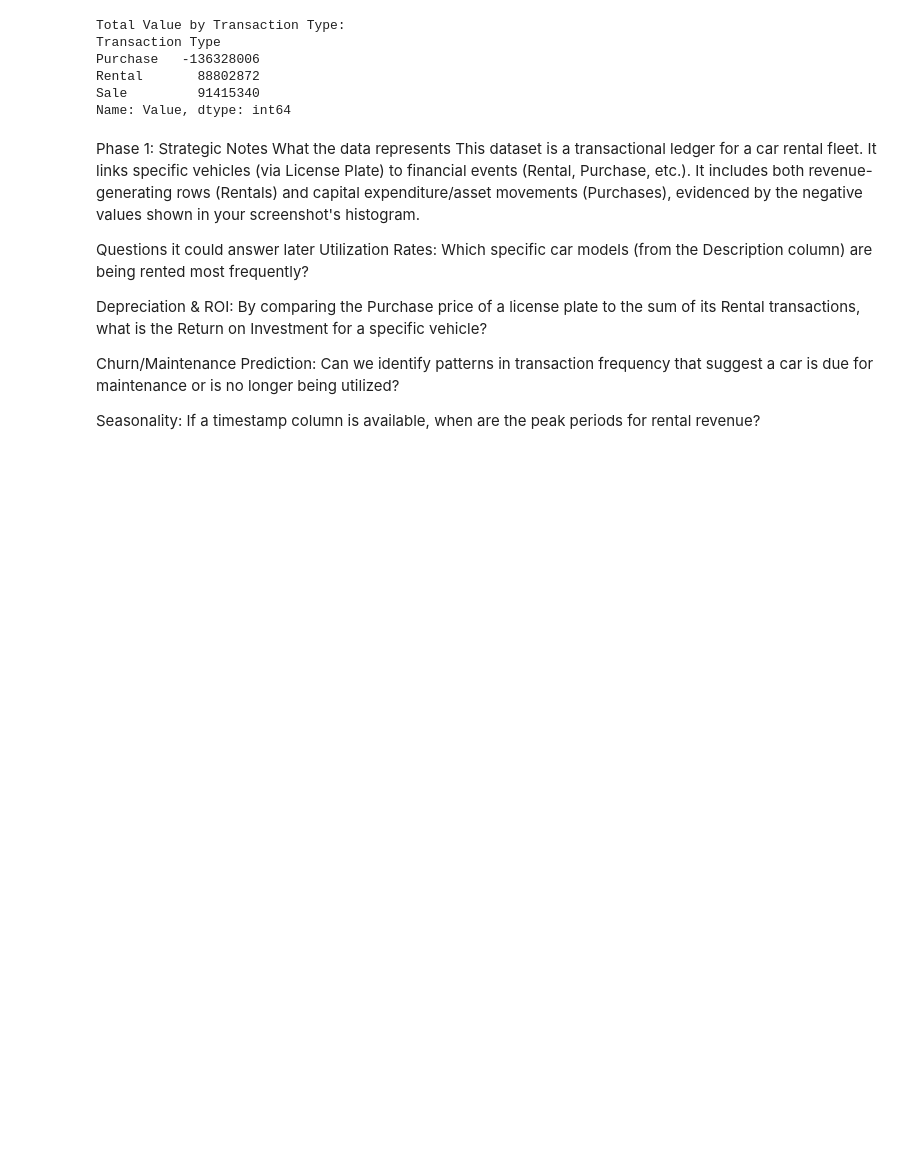
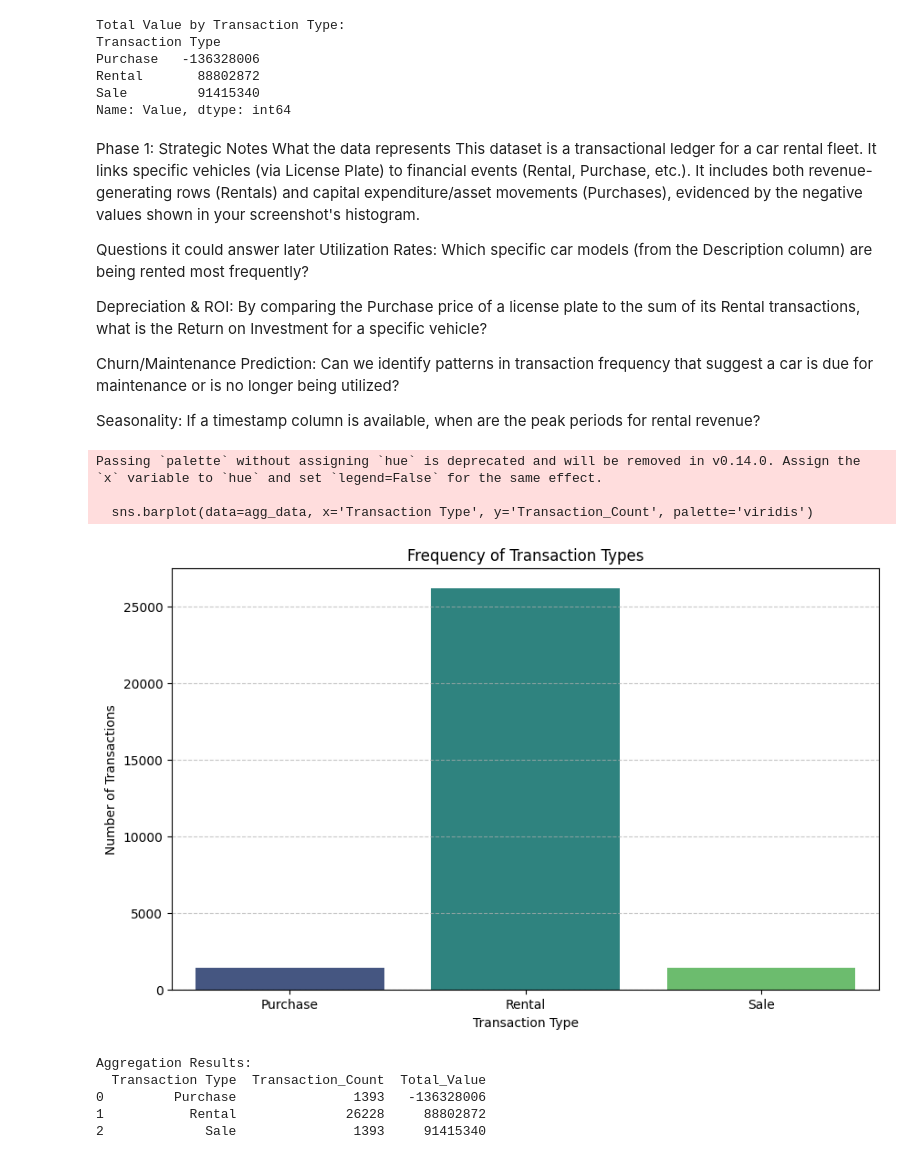
Before and after one commit to Much1r1/AI-Engineer-Roadmap, a Jupyter notebook: Data_Handling.ipynb, the cells around one changed output. Drawn from its saved outputs; the diff is of its cells as text; code cells hidden in the pictures; blank space fills up the shorter version.

```diff
--- a/Data_Handling.ipynb
+++ b/Data_Handling.ipynb
@@ -66,3 +66,44 @@ Depreciation & ROI: By comparing the Purchase price of a license plate to the su
 Churn/Maintenance Prediction: Can we identify patterns in transaction frequency that suggest a car is due for maintenance or is no longer being utilized?
 
 Seasonality: If a timestamp column is available, when are the peak periods for rental revenue?
+# %%
+import pandas as pd
+import matplotlib.pyplot as plt
+import seaborn as sns
+
+# 1. Load the data
+# Make sure you've uploaded the file to the 'Files' tab in Colab!
+df = pd.read_csv('Vehicle_Rental_Company_Financial_Transactions.csv.zip')
+
+# 2. Basic Cleaning
+# Convert 'Value' to numeric (handling potential formatting issues)
+df['Value'] = pd.to_numeric(df['Value'], errors='coerce')
+df_cleaned = df.dropna(subset=['Value', 'Transaction Type'])
+
+# 3. Aggregation: Volume vs. Value
+# We count how many transactions happen vs. the total money moved
+agg_data = df_cleaned.groupby('Transaction Type').agg(
+    Transaction_Count=('Value', 'count'),
+    Total_Value=('Value', 'sum')
+).reset_index()
+
+# 4. Visualization
+plt.figure(figsize=(10, 6))
+sns.barplot(data=agg_data, x='Transaction Type', y='Transaction_Count', palette='viridis')
+plt.title('Frequency of Transaction Types')
+plt.ylabel('Number of Transactions')
+plt.grid(axis='y', linestyle='--', alpha=0.7)
+plt.show()
+
+print("Aggregation Results:")
+print(agg_data)
+# %% [output]
+Passing `palette` without assigning `hue` is deprecated and will be removed in v0.14.0. Assign the `x` variable to `hue` and set `legend=False` for the same effect.
+
+  sns.barplot(data=agg_data, x='Transaction Type', y='Transaction_Count', palette='viridis')
+[figure, added]
+Aggregation Results:
+  Transaction Type  Transaction_Count  Total_Value
+0         Purchase               1393   -136328006
+1           Rental              26228     88802872
+2             Sale               1393     91415340
```
Also changed, not shown: parts of 2 cells of this notebook.
